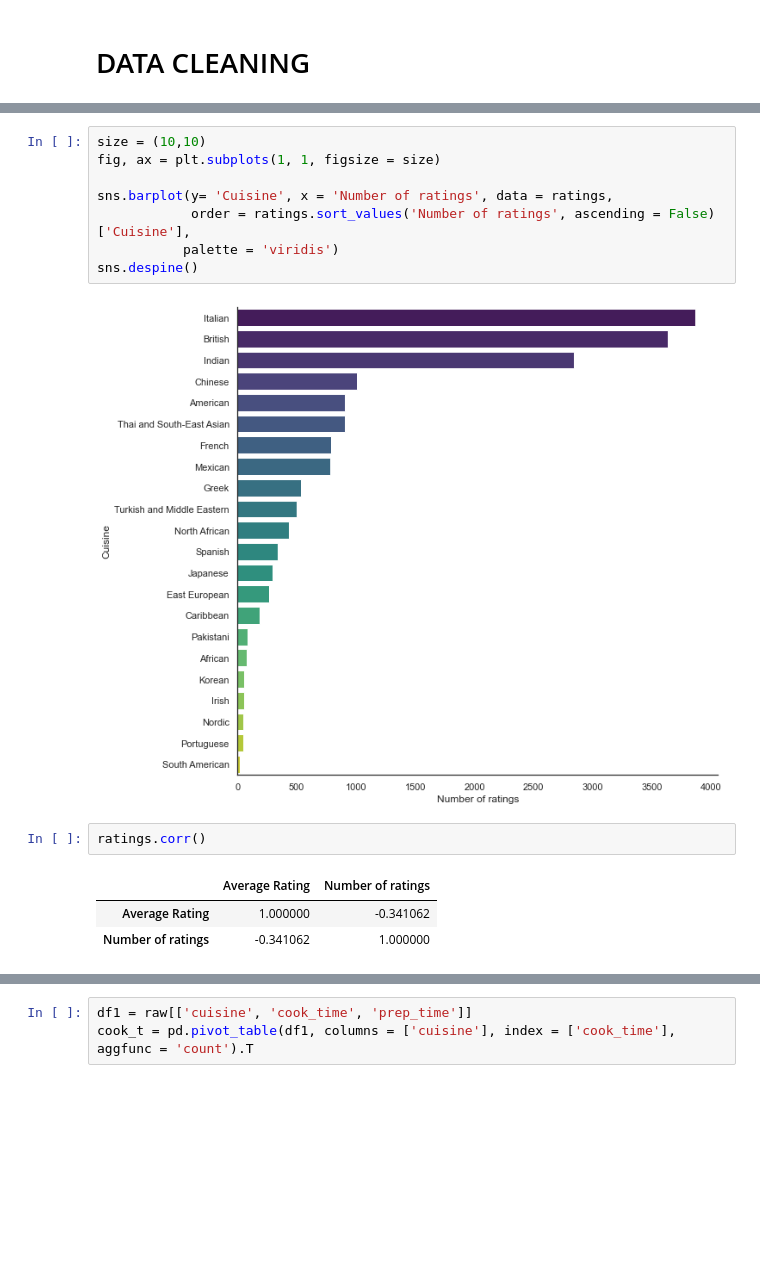
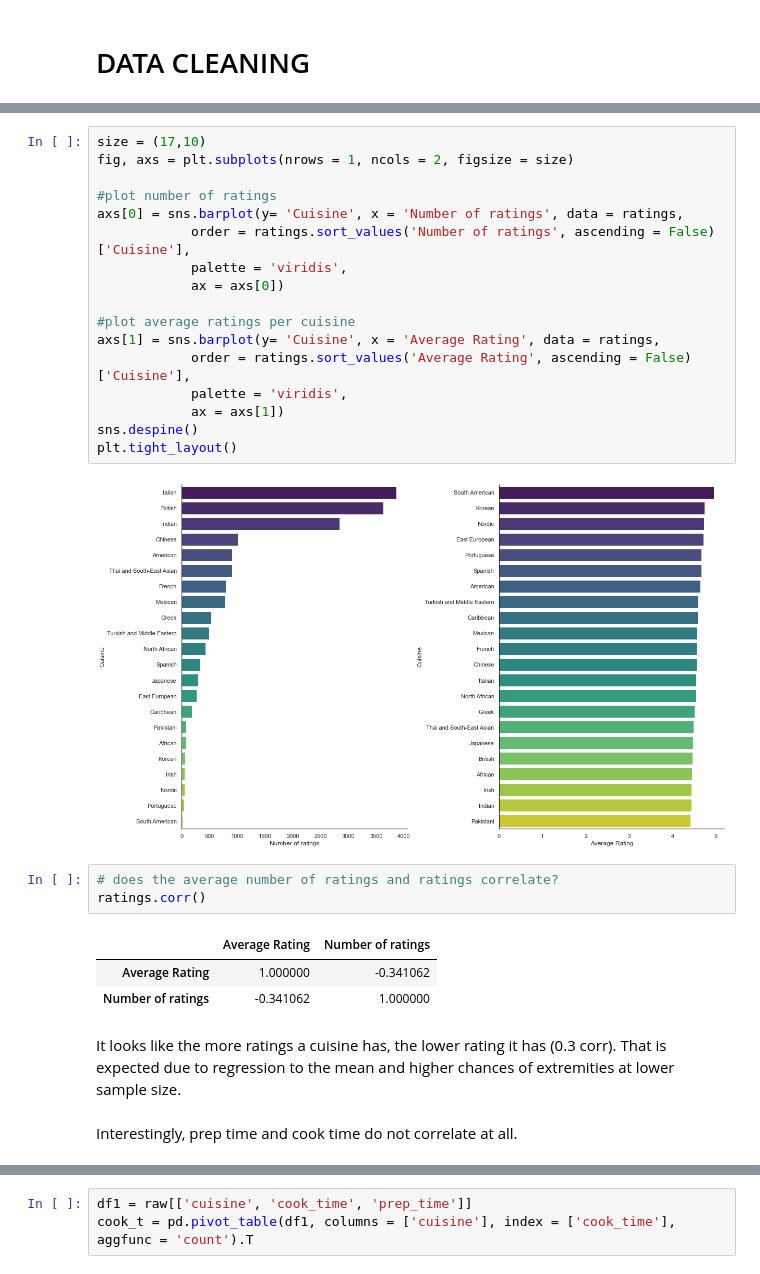
Before and after one commit to jachymDvorak/Analyzing_world_cuisines, a Jupyter notebook: BBC_recipe_analysis.ipynb, the cells around one changed output, grey strips where cells are left out. Saved outputs shown, nothing was run; the diff lists cells and outputs as text; blank space fills up the shorter version.

```diff
--- a/BBC_recipe_analysis.ipynb
+++ b/BBC_recipe_analysis.ipynb
@@ -182,21 +130,35 @@ ratings
 | 20 | Thai and South-East Asian | 4.491960 | 905 |
 | 21 | Turkish and Middle Eastern | 4.597897 | 498 |
 # %%
-size = (10,10)
-fig, ax = plt.subplots(1, 1, figsize = size)
+size = (17,10)
+fig, axs = plt.subplots(nrows = 1, ncols = 2, figsize = size)
 
-sns.barplot(y= 'Cuisine', x = 'Number of ratings', data = ratings,
+#plot number of ratings
+axs[0] = sns.barplot(y= 'Cuisine', x = 'Number of ratings', data = ratings,
             order = ratings.sort_values('Number of ratings', ascending = False)['Cuisine'],
-           palette = 'viridis')
+            palette = 'viridis',
+            ax = axs[0])
+
+#plot average ratings per cuisine
+axs[1] = sns.barplot(y= 'Cuisine', x = 'Average Rating', data = ratings,
+            order = ratings.sort_values('Average Rating', ascending = False)['Cuisine'],
+            palette = 'viridis',
+            ax = axs[1])
 sns.despine()
+plt.tight_layout()
 # %% [output]
-[figure, old version]
+[figure, new version]
-# %%
-ratings.corr()
-# %% [output]
-|  | Average Rating | Number of ratings |
-| Average Rating | 1.000000 | -0.341062 |
-| Number of ratings | -0.341062 | 1.000000 |
+# %%
+# does the average number of ratings and ratings correlate?
+ratings.corr()
+# %% [output]
+|  | Average Rating | Number of ratings |
+| Average Rating | 1.000000 | -0.341062 |
+| Number of ratings | -0.341062 | 1.000000 |
+# %% [markdown]
+It looks like the more ratings a cuisine has, the lower rating it has (0.3 corr). That is expected due to regression to the mean and higher chances of extremities at lower sample size.
+# %% [markdown]
+Interestingly, prep time and cook time do not correlate at all.
 # %%
 raw[['prep_time', 'cook_time']].apply(lambda x : pd.factorize(x)[0]).corr(method='pearson', min_periods=1)
 # %% [output]
```
Also changed, not shown: parts of 29 cells of this notebook.
